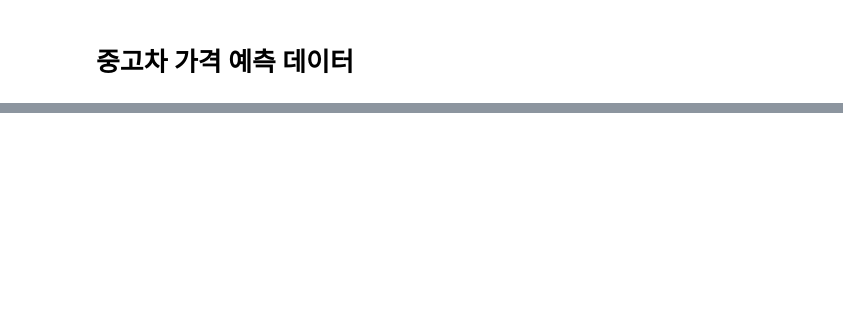
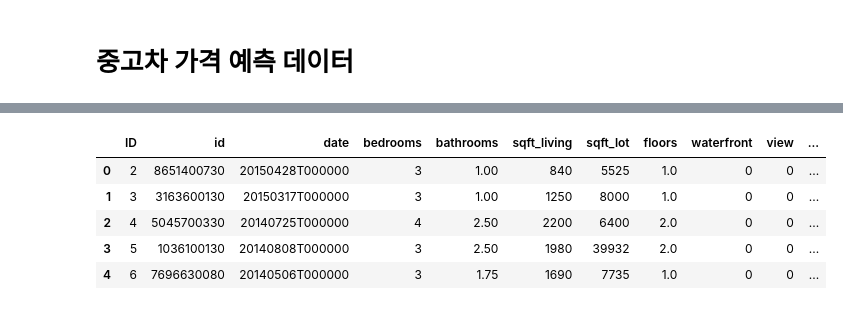
Before and after one commit to hyeongjin-kim-dev/Myworkspace, a Jupyter notebook: CodingTest & BigdataCertification/작업형 2 연습노트.ipynb, the cells around one changed output, grey strips where cells are left out. Cells and saved outputs as stored; diff of their text form; code cells hidden in the pictures; blank space fills up the shorter version.

```diff
--- a/CodingTest & BigdataCertification/작업형 2 연습노트.ipynb
+++ b/CodingTest & BigdataCertification/작업형 2 연습노트.ipynb
@@ -490,0 +1685,82 @@ output.head()
+# %%
+import pandas as pd
+#데이터 로드
+x_train = pd.read_csv("https://raw.githubusercontent.com/Datamanim/datarepo/main/kingcountyprice/x_train.csv")
+y_train = pd.read_csv("https://raw.githubusercontent.com/Datamanim/datarepo/main/kingcountyprice/y_train.csv")
+x_test= pd.read_csv("https://raw.githubusercontent.com/Datamanim/datarepo/main/kingcountyprice/x_test.csv")
+y_test = pd.read_csv("https://raw.githubusercontent.com/Datamanim/datarepo/main/kingcountyprice/y_test.csv")
+
+display(x_train.head())
+display(y_train.head())
+
+# print(x_train.info())
+# print('-'*80)
+# print(x_test.info())
+# print('-'*80)
+
+# print(x_train.describe())
+# print('-'*80)
+# print(x_test.describe())
+# print('-'*80)
+x_test_id = x_test.pop('ID')
+x_train.drop('ID',axis=1,inplace=True)
+y=y_train['price']
+
+from sklearn.preprocessing import StandardScaler,LabelEncoder
+le = LabelEncoder()
+x_train['date']=le.fit_transform(x_train['date'])
+x_test['date']=le.fit_transform(x_test['date'])
+
+scaler = StandardScaler()
+x_train = scaler.fit_transform(x_train)
+x_test = scaler.fit_transform(x_test)
+
+from sklearn.model_selection import train_test_split
+x_tr,x_te,y_tr,y_te = train_test_split(x_train,y,test_size=0.2)
+
+from sklearn.ensemble import RandomForestRegressor
+from xgboost import XGBRegressor
+from sklearn.tree import DecisionTreeRegressor
+from sklearn.linear_model import LogisticRegression
+from sklearn.metrics import r2_score
+
+model_rf = RandomForestRegressor()
+model_rf.fit(x_tr,y_tr)
+pred_rf = model_rf.predict(x_te)
+score_rf = r2_score(y_te,pred_rf)
+
+model_xg = XGBRegressor()
+model_xg.fit(x_tr,y_tr)
+pred_xg = model_xg.predict(x_te)
+score_xg = r2_score(y_te,pred_xg)
+
+# model_dt = DecisionTreeRegressor()
+# model_dt.fit(x_tr,y_tr)
+# pred_dt = model_dt.predict(x_te)
+# score_dt = r2_score(y_te,pred_dt)
+
+# model_lr = LogisticRegression()
+# model_lr.fit(x_tr,y_tr)
+# pred_lr = model_lr.predict(x_te)
+# score_lr = r2_score(y_te,pred_lr)
+
+print(f'RandomForestRegressor : {score_rf}')
+print(f'XGBRegressor : {score_xg}')
+# print(f'DecisionTreeRegressor : {score_dt}')
+# print(f'LogisticRegression : {score_lr}')
+
+final1 = model_rf.predict(x_test)
+final2 = model_xg.predict(x_test)
+
+score1 = r2_score(y_test['price'],final1)
+score2 = r2_score(y_test['price'],final2)
+
+output = pd.DataFrame({'ID':x_test_id,'price':final2})
+output.head()
+# %% [output]
+|  | ID | id | date | bedrooms | bathrooms | sqft_living | sqft_lot | floors | waterfront | view | ... |
+| 0 | 2 | 8651400730 | 20150428T000000 | 3 | 1.00 | 840 | 5525 | 1.0 | 0 | 0 | ... |
+| 1 | 3 | 3163600130 | 20150317T000000 | 3 | 1.00 | 1250 | 8000 | 1.0 | 0 | 0 | ... |
+| 2 | 4 | 5045700330 | 20140725T000000 | 4 | 2.50 | 2200 | 6400 | 2.0 | 0 | 0 | ... |
+| 3 | 5 | 1036100130 | 20140808T000000 | 3 | 2.50 | 1980 | 39932 | 2.0 | 0 | 0 | ... |
+| 4 | 6 | 7696630080 | 20140506T000000 | 3 | 1.75 | 1690 | 7735 | 1.0 | 0 | 0 | ... |
```
Also changed, not shown: parts of 76 cells of this notebook, 1 other file.
